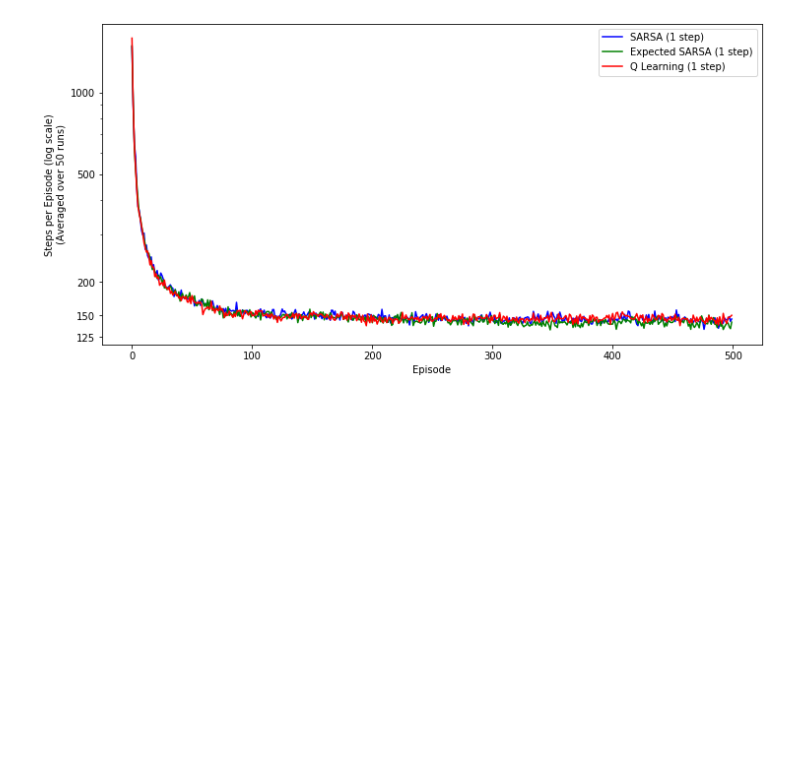
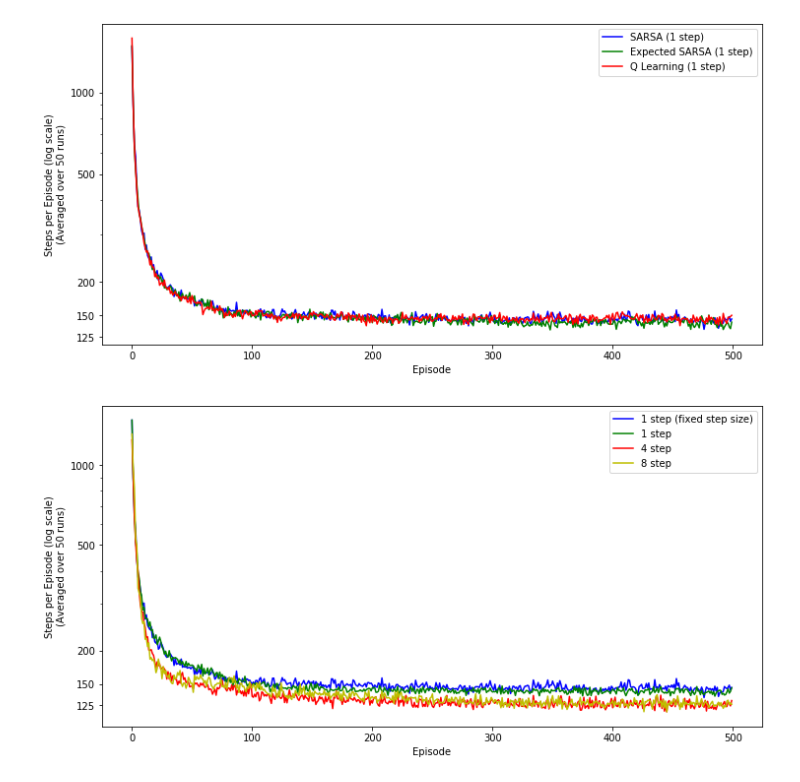
Before and after one commit to mohith-sakthivel/learn_rl_notebook, a Jupyter notebook: scripts/classic_rl_notebook.ipynb, the cells around one changed output. Cells and saved outputs as stored; diff of their text form; code cells hidden in the pictures; blank space fills up the shorter version.

Commit message:
Add step size decay

```diff
--- a/scripts/classic_rl_notebook.ipynb
+++ b/scripts/classic_rl_notebook.ipynb
@@ -104,24 +104,20 @@ class StateFrequencyPlot():
         """ Updates the state visit frequency plot """
         self.dia.update(self.visits, self.X, self.Y, 'state visit frequency '+title_key)
 # %%
-def run_experient(env, num_runs, num_episodes, settings, decay_order=1,
+def run_experient(env, num_runs, num_episodes, settings,
             render_env = False, plot_value_func = False, plot_state_visit = False):
     num_actions = env.action_space.n
     obs_limits = np.transpose(np.vstack((env.observation_space.low, env.observation_space.high)))
     reward_history = []
     for i, (Agent, agent_args) in enumerate(settings):
-        print("Parameter Setting {}".format(i+1))
         time.sleep(1)
         reward_history.append([])
         # Start the runs for each setting
-        for run in trange(1, num_runs+1):
+        for run in tqdm(range(1, num_runs+1), desc="Parameter Setting {}".format(i+1)):
             reward_history[i].append([])
             env.seed(run)
             agent_args["seed"] = run
             agent = Agent(obs_limits, num_actions, **agent_args)
-            if agent.min_step_size:
-                reduction = agent.min_step_size/agent.step_size
-                decay_const = np.power(reduction, 1/num_episodes**decay_order)
             # Instantiate plot for value function
             if plot_value_func:
                 value_plot = ValuePlot(agent)
@@ -130,8 +126,6 @@ def run_experient(env, num_runs, num_episodes, settings, decay_order=1,
                 state_freq_plot =  StateFrequencyPlot(agent)
             # Start the episodes
             for episode in range(1, num_episodes+1):
-                if agent.min_step_size:
-                    agent.d_step_size = agent.step_size * np.power(decay_const, episode**decay_order)
                 observation  = env.reset()
                 done = False
                 time_step = 0
@@ -222,13 +216,15 @@ Parameter Setting 3
 # %%
 # Experiment to observe effect of bootstrapping in sarsa
 
 settings = [(SARSA_agent, {"n_step": 1, "step_size": 0.5}),
-            (SARSA_agent, {"n_step": 1, "step_size": 0.5, "min_step_size": 0.1}),
-            (SARSA_agent, {"n_step": 4, "step_size": 0.36, "min_step_size": 0.1}),
-            (SARSA_agent, {"n_step": 8, "step_size": 0.3, "min_step_size": 0.1})]
+            (SARSA_agent, {"n_step": 1, "step_size": 0.5, "decay_factor": 0.99}),
+            (SARSA_agent, {"n_step": 4, "step_size": 0.4, "decay_factor": 0.99}),
+            (SARSA_agent, {"n_step": 8, "step_size": 0.3, "decay_factor": 0.99})]
 
-plot_labels = ["1 step fixed step size", "1 step", "4 step", "8 step"]
+plot_labels = ["1 step (fixed step size)", "1 step", "4 step", "8 step"]
 
-rewards_t4, agent_t4 = run_experient(env, 10, 500, settings)
+rewards_t4, agent_t4 = run_experient(env, 50, 500, settings)
 
 plot_var_history(rewards_t4, plot_labels, **plot_args)
+# %% [output]
+[figure, added]
```
Also changed, not shown: parts of 2 cells of this notebook, 1 other file.
